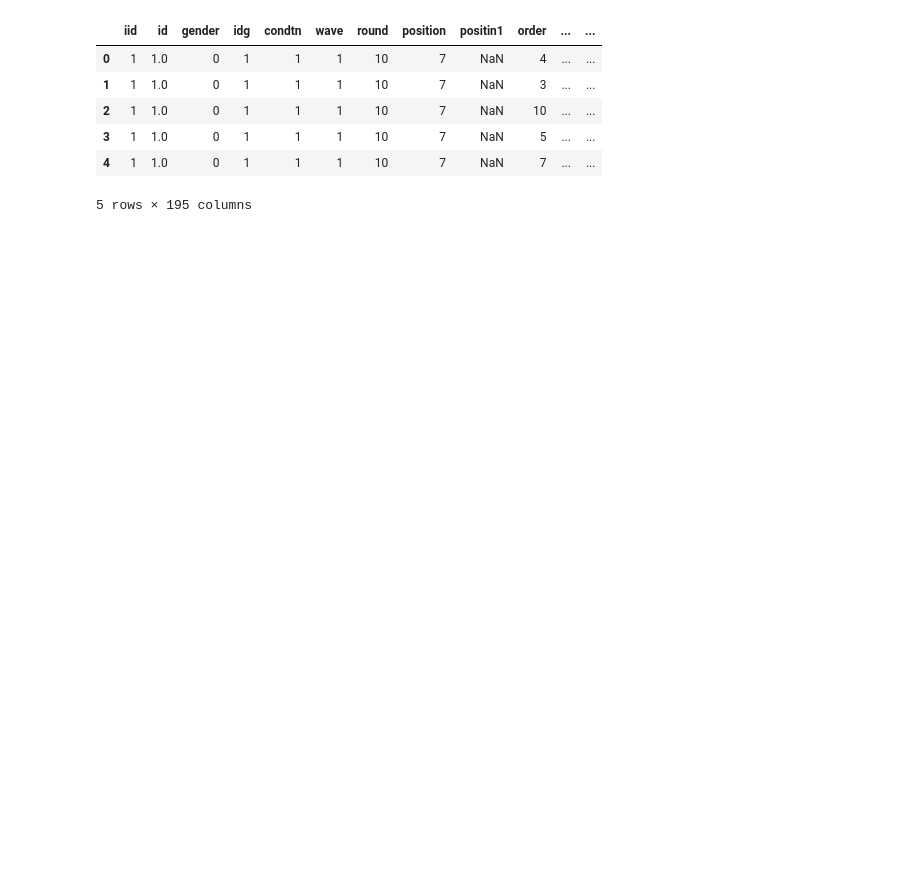
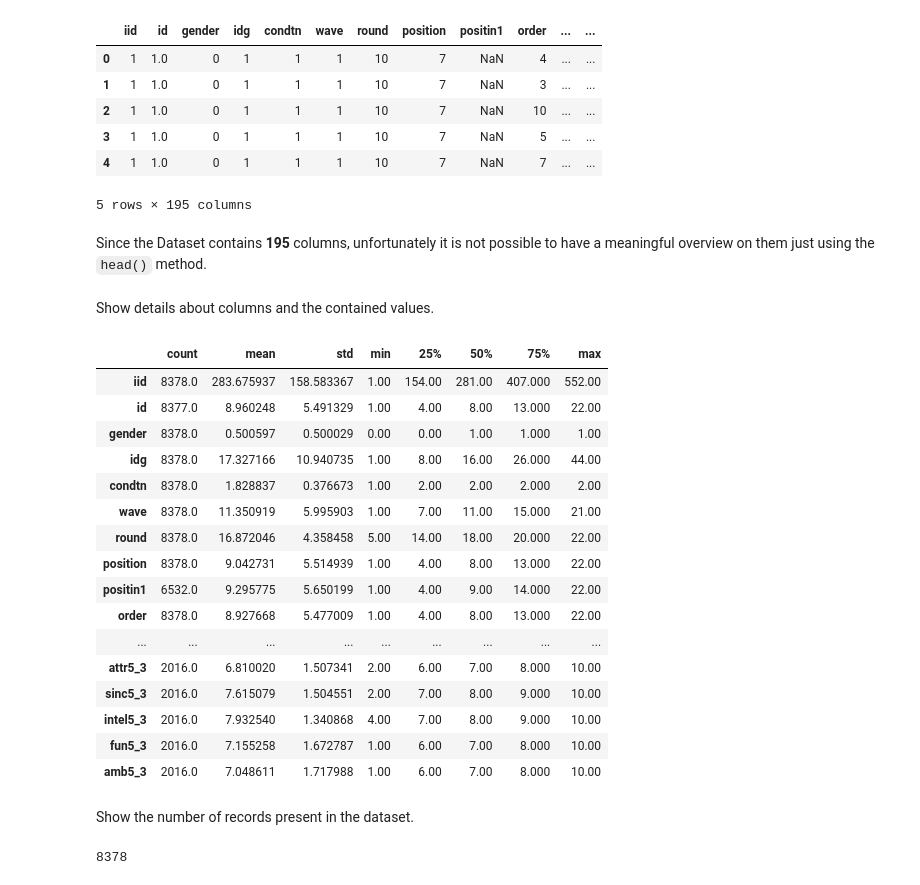
Before and after one commit to Marcondiro/malis-speed-dating, a Jupyter notebook: Dataset_analysis.ipynb, the cells around one changed output. Drawn from its saved outputs; the diff is of its cells as text; code cells hidden in the pictures; blank space fills up the shorter version.

Commit message:
Add raw data overview

```diff
--- a/Dataset_analysis.ipynb
+++ b/Dataset_analysis.ipynb
@@ -12,5 +12,5 @@ and print the first entries
 # %%
-df = pd.read_csv('./data.csv', encoding = "ISO-8859-1")
+df = pd.read_csv('./data/raw_data.csv', encoding = "ISO-8859-1")
 df.head()
 # %% [output]
 |  | iid | id | gender | idg | condtn | wave | round | position | positin1 | order | ... | ... |
@@ -20,3 +20,34 @@ df.head()
 | 3 | 1 | 1.0 | 0 | 1 | 1 | 1 | 10 | 7 | NaN | 5 | ... | ... |
 | 4 | 1 | 1.0 | 0 | 1 | 1 | 1 | 10 | 7 | NaN | 7 | ... | ... |
 5 rows × 195 columns
+# %% [markdown]
+Since the Dataset contains **195** columns, unfortunately it is not possible to have a meaningful overview on them just using the `head()` method.
+# %% [markdown]
+Show details about columns and the contained values.
+# %%
+with pd.option_context('display.max_rows', None): # Remove the limit on displayed rows
+    display(df.describe().T)
+# %% [output]
+|  | count | mean | std | min | 25% | 50% | 75% | max |
+| iid | 8378.0 | 283.675937 | 158.583367 | 1.00 | 154.00 | 281.00 | 407.000 | 552.00 |
+| id | 8377.0 | 8.960248 | 5.491329 | 1.00 | 4.00 | 8.00 | 13.000 | 22.00 |
+| gender | 8378.0 | 0.500597 | 0.500029 | 0.00 | 0.00 | 1.00 | 1.000 | 1.00 |
+| idg | 8378.0 | 17.327166 | 10.940735 | 1.00 | 8.00 | 16.00 | 26.000 | 44.00 |
+| condtn | 8378.0 | 1.828837 | 0.376673 | 1.00 | 2.00 | 2.00 | 2.000 | 2.00 |
+| wave | 8378.0 | 11.350919 | 5.995903 | 1.00 | 7.00 | 11.00 | 15.000 | 21.00 |
+| round | 8378.0 | 16.872046 | 4.358458 | 5.00 | 14.00 | 18.00 | 20.000 | 22.00 |
+| position | 8378.0 | 9.042731 | 5.514939 | 1.00 | 4.00 | 8.00 | 13.000 | 22.00 |
+| positin1 | 6532.0 | 9.295775 | 5.650199 | 1.00 | 4.00 | 9.00 | 14.000 | 22.00 |
+| order | 8378.0 | 8.927668 | 5.477009 | 1.00 | 4.00 | 8.00 | 13.000 | 22.00 |
+| ... | ... | ... | ... | ... | ... | ... | ... | ... |
+| attr5_3 | 2016.0 | 6.810020 | 1.507341 | 2.00 | 6.00 | 7.00 | 8.000 | 10.00 |
+| sinc5_3 | 2016.0 | 7.615079 | 1.504551 | 2.00 | 7.00 | 8.00 | 9.000 | 10.00 |
+| intel5_3 | 2016.0 | 7.932540 | 1.340868 | 4.00 | 7.00 | 8.00 | 9.000 | 10.00 |
+| fun5_3 | 2016.0 | 7.155258 | 1.672787 | 1.00 | 6.00 | 7.00 | 8.000 | 10.00 |
+| amb5_3 | 2016.0 | 7.048611 | 1.717988 | 1.00 | 6.00 | 7.00 | 8.000 | 10.00 |
+# %% [markdown]
+Show the number of records present in the dataset.
+# %%
+len(df)
+# %% [output]
+8378
```
Also changed, not shown: parts of 3 cells of this notebook.
